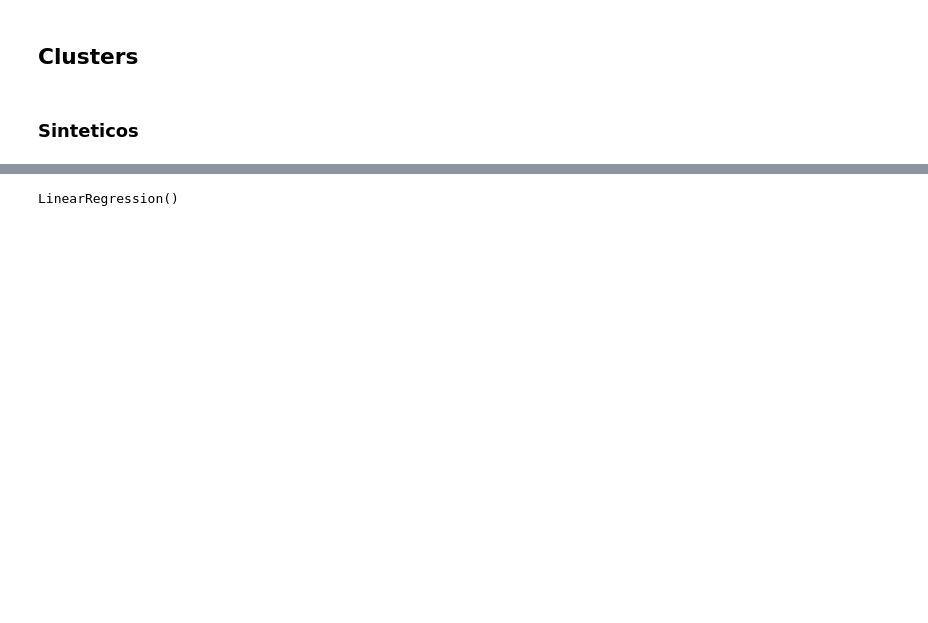
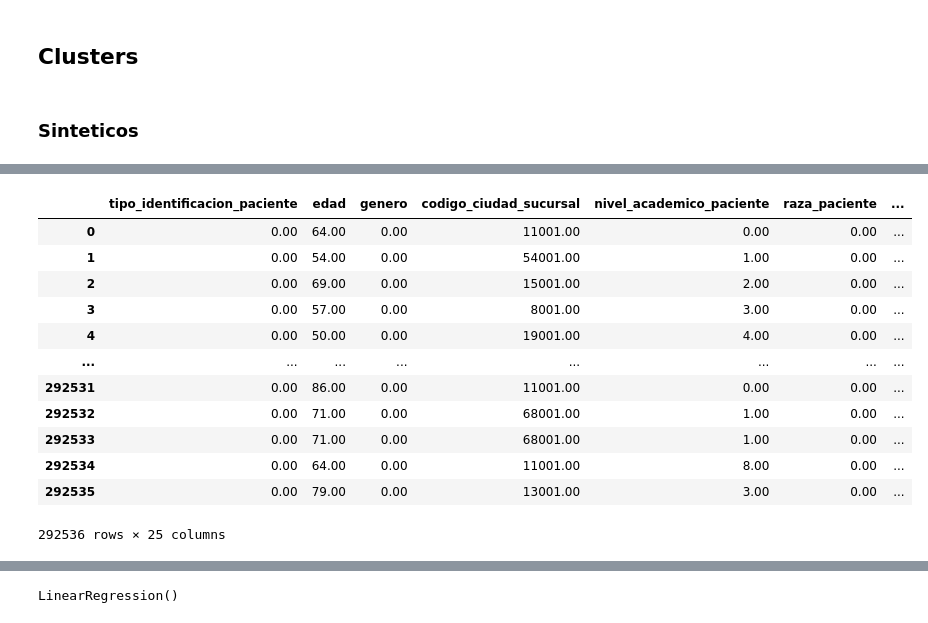
Before and after one commit to nukeduck21/diabetes_avicena, a Jupyter notebook: Codigo/Notebook/segunda_entrega/1_primerEjercicio_prediccion.ipynb, the cells around one changed output, grey strips where cells are left out. Cells and saved outputs as stored; diff of their text form; code cells hidden in the pictures; blank space fills up the shorter version.

```diff
--- a/Codigo/Notebook/segunda_entrega/1_primerEjercicio_prediccion.ipynb
+++ b/Codigo/Notebook/segunda_entrega/1_primerEjercicio_prediccion.ipynb
@@ -302 +270,17 @@ Procesando la variable: HDL
+# %%
+df_final
+# %% [output]
+|  | tipo_identificacion_paciente | edad | genero | codigo_ciudad_sucursal | nivel_academico_paciente | raza_paciente | ... |
+| 0 | 0.00 | 64.00 | 0.00 | 11001.00 | 0.00 | 0.00 | ... |
+| 1 | 0.00 | 54.00 | 0.00 | 54001.00 | 1.00 | 0.00 | ... |
+| 2 | 0.00 | 69.00 | 0.00 | 15001.00 | 2.00 | 0.00 | ... |
+| 3 | 0.00 | 57.00 | 0.00 | 8001.00 | 3.00 | 0.00 | ... |
+| 4 | 0.00 | 50.00 | 0.00 | 19001.00 | 4.00 | 0.00 | ... |
+| ... | ... | ... | ... | ... | ... | ... | ... |
+| 292531 | 0.00 | 86.00 | 0.00 | 11001.00 | 0.00 | 0.00 | ... |
+| 292532 | 0.00 | 71.00 | 0.00 | 68001.00 | 1.00 | 0.00 | ... |
+| 292533 | 0.00 | 71.00 | 0.00 | 68001.00 | 1.00 | 0.00 | ... |
+| 292534 | 0.00 | 64.00 | 0.00 | 11001.00 | 8.00 | 0.00 | ... |
+| 292535 | 0.00 | 79.00 | 0.00 | 13001.00 | 3.00 | 0.00 | ... |
+292536 rows × 25 columns
 # %%
```
Also changed, not shown: parts of 13 cells of this notebook.
